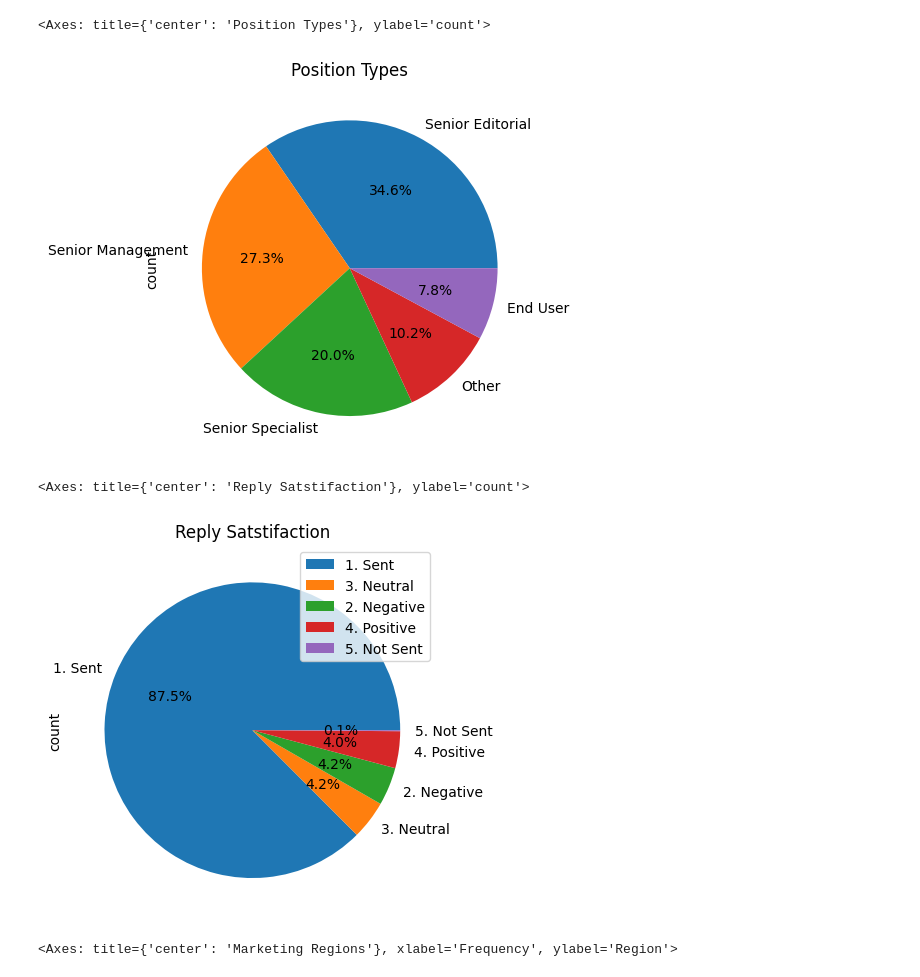
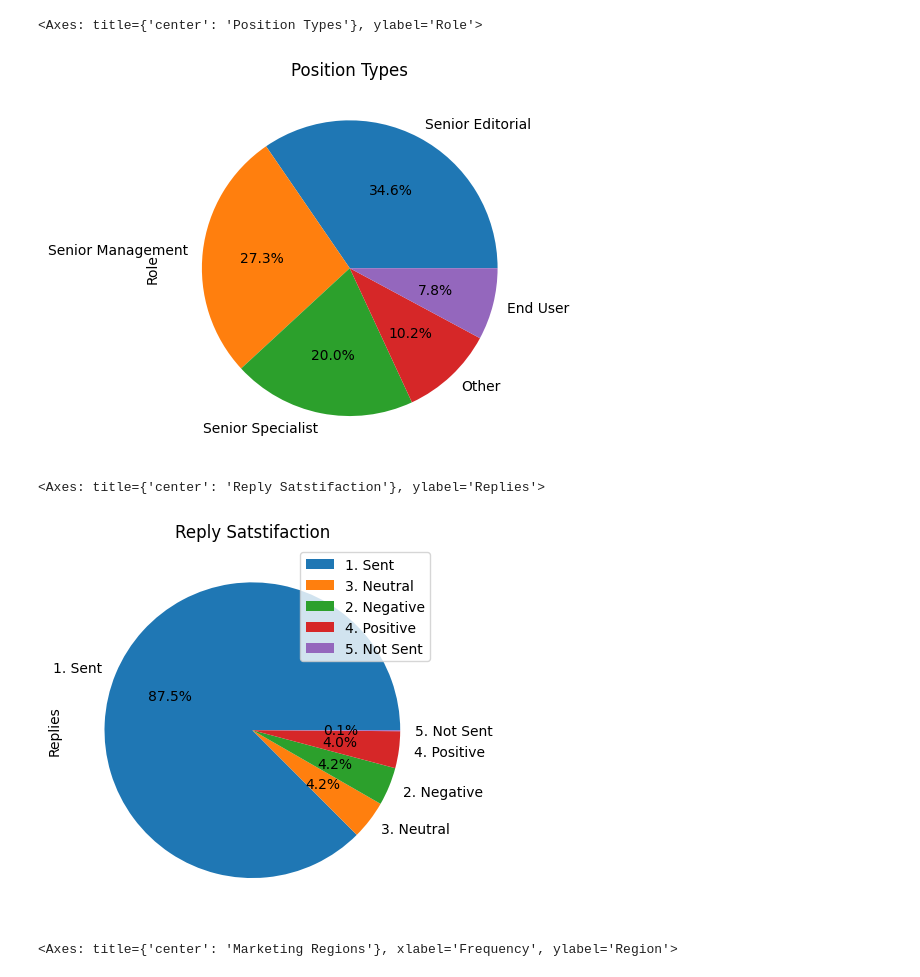
Before and after one commit to SarahAdmin/Data-Science-Project, a Jupyter notebook: Marketing_Statistics.ipynb, the cells around one changed output. Drawn from its saved outputs; the diff is of its cells as text; code cells hidden in the pictures.

```diff
--- a/Marketing_Statistics.ipynb
+++ b/Marketing_Statistics.ipynb
@@ -9,17 +9,17 @@ df = pd.read_csv('Echobox Assessment - Part 2 Dataset - Data (April 2021).csv')
 # %%
 position_data = df['Title Type'].value_counts()
 # %%
-position_data.plot(kind='pie',title='Position Types',autopct='%1.1f%%',legend=False)
+position_data.plot(kind='pie',title='Position Types',autopct='%1.1f%%',legend=False,ylabel='Role')
 # %% [output]
-<Axes: title={'center': 'Position Types'}, ylabel='count'>
+<Axes: title={'center': 'Position Types'}, ylabel='Role'>
 [figure]
 # %%
 reply_data = df['Reply type'].value_counts()
 # %%
-reply_data.plot(kind='pie',autopct='%1.1f%%',title='Reply Satstifaction',legend=True)
+reply_data.plot(kind='pie',autopct='%1.1f%%',title='Reply Satstifaction',legend=True,ylabel='Replies')
 # %% [output]
-<Axes: title={'center': 'Reply Satstifaction'}, ylabel='count'>
+<Axes: title={'center': 'Reply Satstifaction'}, ylabel='Replies'>
-[figure, old version]
+[figure, new version]
 # %%
 region_data = df['Geographical Region'].value_counts()
 # %%
```
